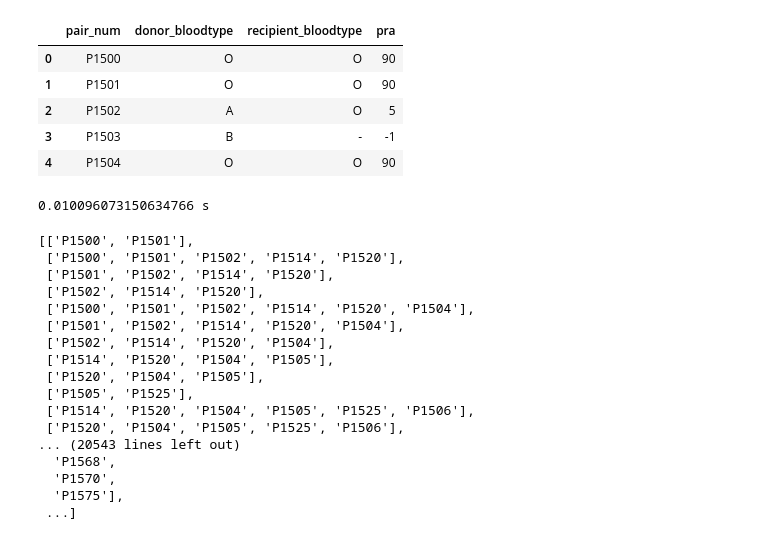
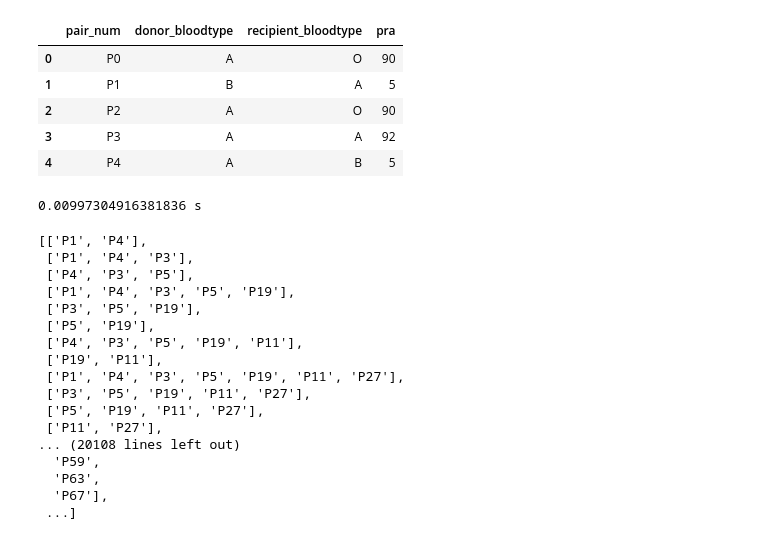
Before and after one commit to Mingtaros/Kidney-Exchange-Match-Mapping-System, a Jupyter notebook: Edmond's Algorithm Test.ipynb, the cells around one changed output. Saved outputs shown, nothing was run; the diff lists cells and outputs as text; code cells hidden in the pictures.

```diff
--- a/Edmond's Algorithm Test.ipynb
+++ b/Edmond's Algorithm Test.ipynb
@@ -17,13 +15,13 @@ pairs_filename = "data/100/100_15_pairs.txt"
 # %%
-pairs = read_pairs_data(pairs_filename)
+pairs = read_pairs_db(0, 99)
 pairs.head()
 # %% [output]
 |  | pair_num | donor_bloodtype | recipient_bloodtype | pra |
-| 0 | P1500 | O | O | 90 |
-| 1 | P1501 | O | O | 90 |
-| 2 | P1502 | A | O | 5 |
-| 3 | P1503 | B | - | -1 |
-| 4 | P1504 | O | O | 90 |
+| 0 | P0 | A | O | 90 |
+| 1 | P1 | B | A | 5 |
+| 2 | P2 | A | O | 90 |
+| 3 | P3 | A | A | 92 |
+| 4 | P4 | A | B | 5 |
 # %%
 grph = DirectedGraph(pairs)
 # %%
@@ -32,25 +30,25 @@ cycles = grph.get_cycles()
 b = time.time() - a
 print(b, "s")
 # %% [output]
-0.010096073150634766 s
+0.00997304916381836 s
 # %%
 cycles
 # %% [output]
-[['P1500', 'P1501'],
- ['P1500', 'P1501', 'P1502', 'P1514', 'P1520'],
- ['P1501', 'P1502', 'P1514', 'P1520'],
- ['P1502', 'P1514', 'P1520'],
- ['P1500', 'P1501', 'P1502', 'P1514', 'P1520', 'P1504'],
- ['P1501', 'P1502', 'P1514', 'P1520', 'P1504'],
- ['P1502', 'P1514', 'P1520', 'P1504'],
- ['P1514', 'P1520', 'P1504', 'P1505'],
- ['P1520', 'P1504', 'P1505'],
- ['P1505', 'P1525'],
- ['P1514', 'P1520', 'P1504', 'P1505', 'P1525', 'P1506'],
- ['P1520', 'P1504', 'P1505', 'P1525', 'P1506'],
-... (20543 lines left out)
-  'P1568',
-  'P1570',
-  'P1575'],
+[['P1', 'P4'],
+ ['P1', 'P4', 'P3'],
+ ['P4', 'P3', 'P5'],
+ ['P1', 'P4', 'P3', 'P5', 'P19'],
+ ['P3', 'P5', 'P19'],
+ ['P5', 'P19'],
+ ['P4', 'P3', 'P5', 'P19', 'P11'],
+ ['P19', 'P11'],
+ ['P1', 'P4', 'P3', 'P5', 'P19', 'P11', 'P27'],
+ ['P3', 'P5', 'P19', 'P11', 'P27'],
+ ['P5', 'P19', 'P11', 'P27'],
+ ['P11', 'P27'],
+... (20108 lines left out)
+  'P59',
+  'P63',
+  'P67'],
  ...]
 # %%
```
Also changed, not shown: parts of 7 cells of this notebook, 3 other files.
